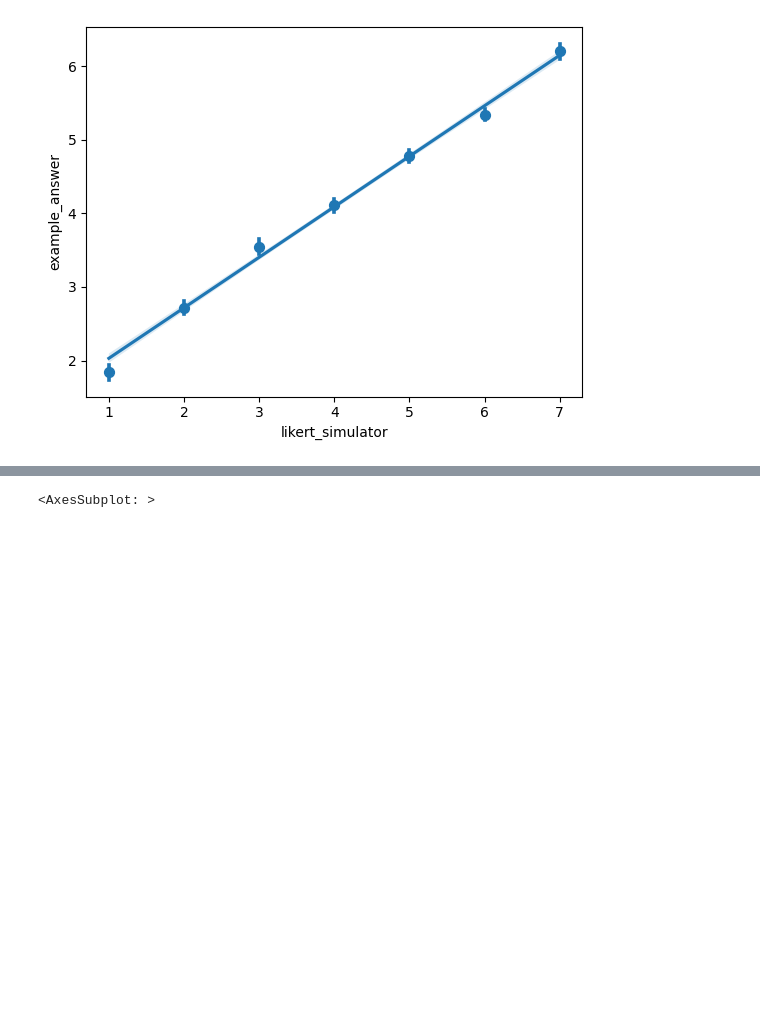
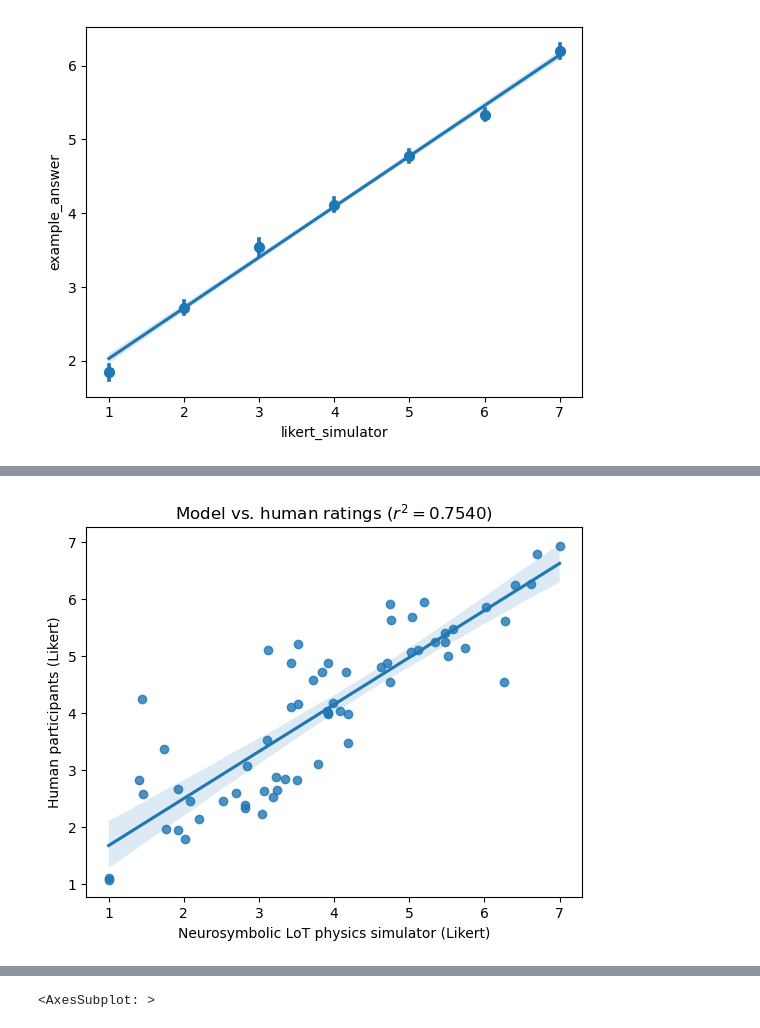
Before and after one commit to cedzhang/physical-language-understanding, a Jupyter notebook: analysis/analysis.ipynb, the cells around one changed output, grey strips where cells are left out. Drawn from its saved outputs; the diff is of its cells as text; code cells hidden in the pictures; blank space fills up the shorter version.

```diff
--- a/analysis/analysis.ipynb
+++ b/analysis/analysis.ipynb
@@ -76,8 +93,8 @@ for task_id, row in df_simulator.join(df_stimuli["example_answer"]).iterrows():
                 "example_answer": row["example_answer"]
             })
 
-df_data = pd.DataFrame(data)
-df_data
+df_simulator = pd.DataFrame(data)
+df_simulator
 # %% [output]
 |  | task_id | likert_simulator | example_answer |
 | 0 | 1 | 1 | 2 |
@@ -128,5 +147,5 @@ df_human_mean
 # %%
-df_simulator_mean = df_data.groupby("task_id").mean("likert")
+df_simulator_mean = df_simulator.groupby("task_id").mean("likert")
 df_human_mean = df_human.groupby("task_id").mean("likert_human")
 df_comparison = df_simulator_mean.join(df_human_mean[["likert_human"]], how="inner")
-sns.regplot(data=df_comparison, x="likert_simulator", y="likert_human")
+df_comparison.to_csv("comparison_simulator_human.csv")
@@ -142,0 +159,8 @@ print(rho ** 2)
+# %%
+sns.regplot(data=df_comparison, x="likert_simulator", y="likert_human")
+plt.xlabel("Neurosymbolic LoT physics simulator (Likert)")
+plt.ylabel("Human participants (Likert)")
+plt.title(fr"Model vs. human ratings ($r^2={(rho ** 2):.04f}$)")
+plt.savefig(f"physlang_model_human_results.png", dpi=300)
+# %% [output]
+[figure, added]
```
Also changed, not shown: parts of 28 cells of this notebook, 2 other files.
